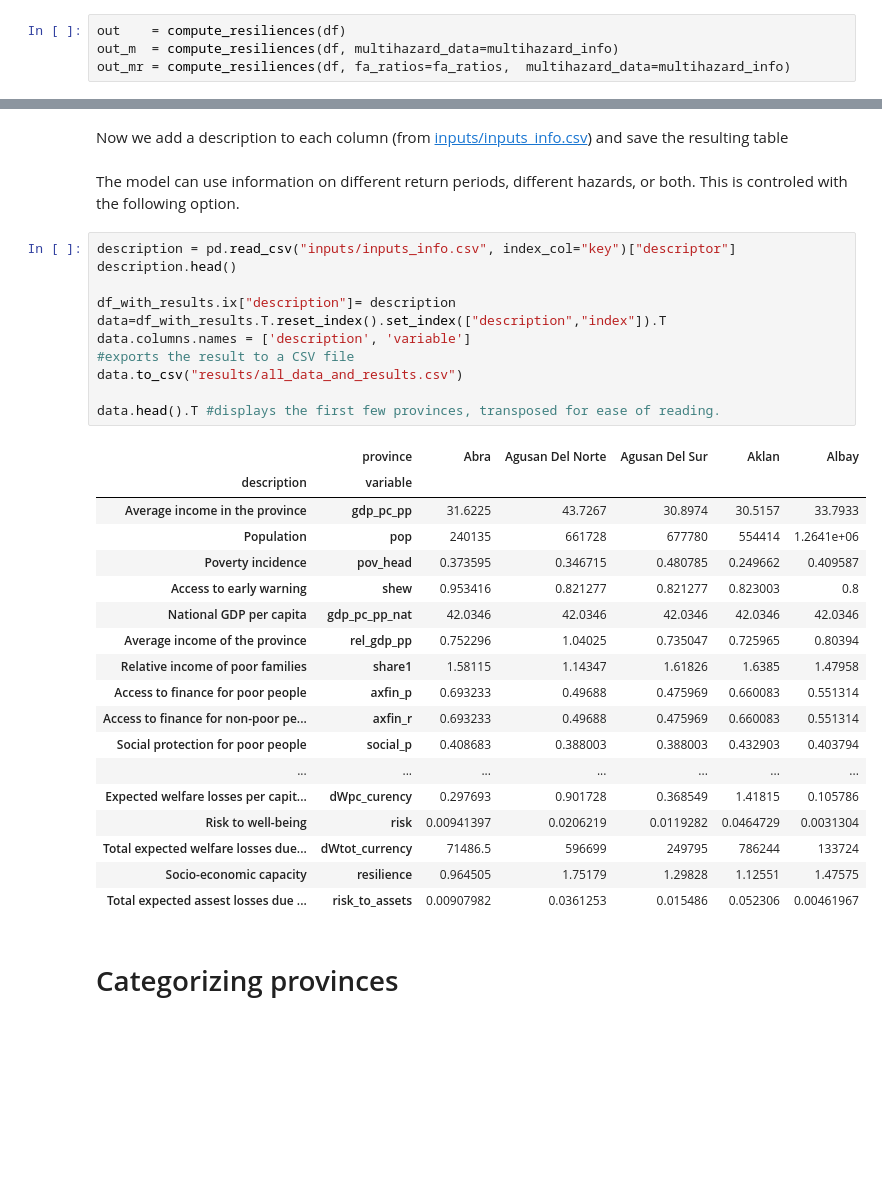
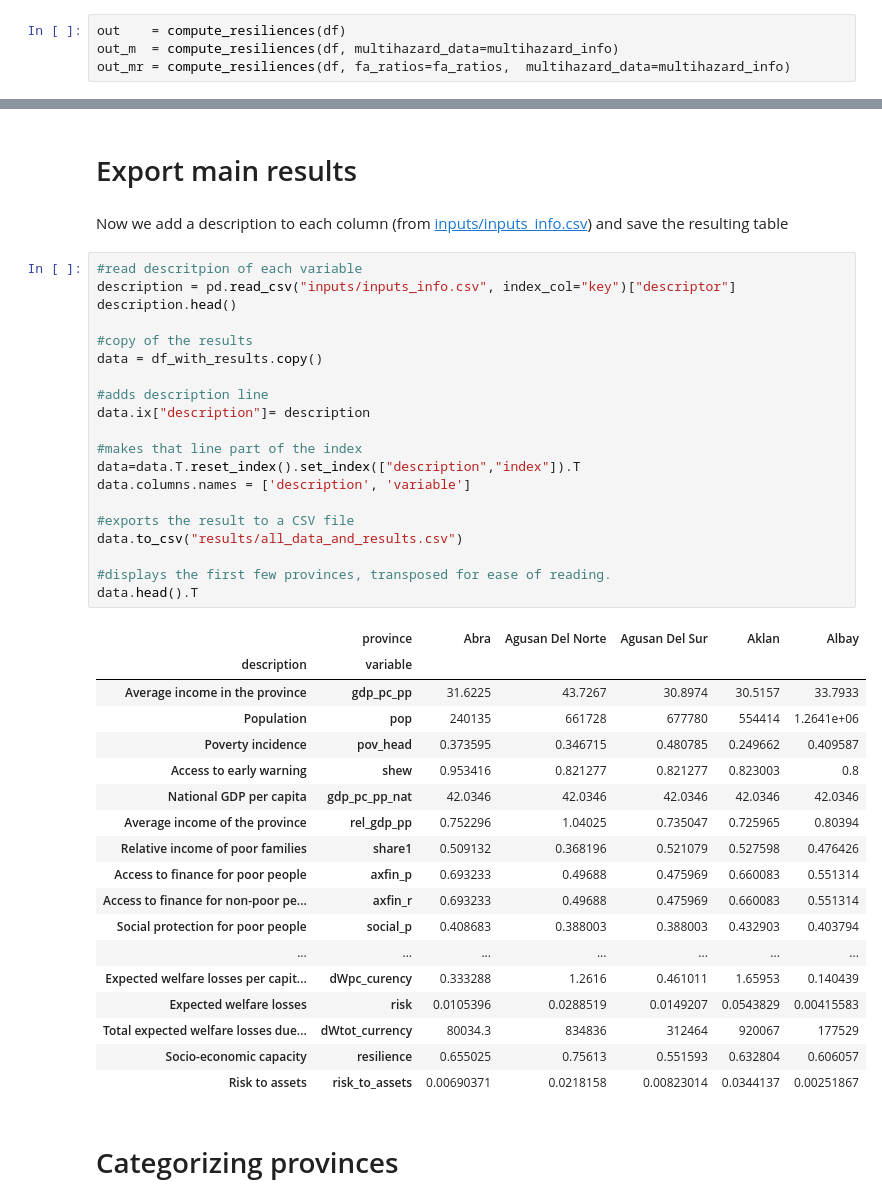
Before and after one commit to adrivsh/resilience_indicator_phl, a Jupyter notebook: muli_hazard_multi_period_demo.ipynb, the cells around one changed output, grey strips where cells are left out. Cells and saved outputs as stored; diff of their text form; blank space fills up the shorter version.

Commit message:
corrects income of poor households docs maps multi hazard multi rp demo

```diff
--- a/muli_hazard_multi_period_demo.ipynb
+++ b/muli_hazard_multi_period_demo.ipynb
@@ -169,37 +144,46 @@ a.head()
+# %% [markdown]
+# Export main results
 # %% [markdown]
 Now we add a description to each column (from [inputs/inputs_info.csv](inputs/inputs_info.csv)) and save the resulting table
-# %% [markdown]
-The model can use information on different return periods, different hazards, or both. This is controled with the following option.
 # %%
+#read descritpion of each variable
 description = pd.read_csv("inputs/inputs_info.csv", index_col="key")["descriptor"]
 description.head()
 
-df_with_results.ix["description"]= description
-data=df_with_results.T.reset_index().set_index(["description","index"]).T
+#copy of the results
+data = df_with_results.copy()
+
+#adds description line
+data.ix["description"]= description
+
+#makes that line part of the index
+data=data.T.reset_index().set_index(["description","index"]).T
 data.columns.names = ['description', 'variable']
+
 #exports the result to a CSV file
 data.to_csv("results/all_data_and_results.csv")
 
-data.head().T #displays the first few provinces, transposed for ease of reading.
+#displays the first few provinces, transposed for ease of reading.
+data.head().T
 # %% [output]
 |  | province | Abra | Agusan Del Norte | Agusan Del Sur | Aklan | Albay |
 | description | variable |  |  |  |  |  |
 | Average income in the province | gdp_pc_pp | 31.6225 | 43.7267 | 30.8974 | 30.5157 | 33.7933 |
 | Population | pop | 240135 | 661728 | 677780 | 554414 | 1.2641e+06 |
 | Poverty incidence | pov_head | 0.373595 | 0.346715 | 0.480785 | 0.249662 | 0.409587 |
 | Access to early warning | shew | 0.953416 | 0.821277 | 0.821277 | 0.823003 | 0.8 |
 | National GDP per capita | gdp_pc_pp_nat | 42.0346 | 42.0346 | 42.0346 | 42.0346 | 42.0346 |
 | Average income of the province | rel_gdp_pp | 0.752296 | 1.04025 | 0.735047 | 0.725965 | 0.80394 |
-| Relative income of poor families | share1 | 1.58115 | 1.14347 | 1.61826 | 1.6385 | 1.47958 |
+| Relative income of poor families | share1 | 0.509132 | 0.368196 | 0.521079 | 0.527598 | 0.476426 |
 | Access to finance for poor people | axfin_p | 0.693233 | 0.49688 | 0.475969 | 0.660083 | 0.551314 |
 | Access to finance for non-poor pe... | axfin_r | 0.693233 | 0.49688 | 0.475969 | 0.660083 | 0.551314 |
 | Social protection for poor people | social_p | 0.408683 | 0.388003 | 0.388003 | 0.432903 | 0.403794 |
 | ... | ... | ... | ... | ... | ... | ... |
-| Expected welfare losses per capit... | dWpc_curency | 0.297693 | 0.901728 | 0.368549 | 1.41815 | 0.105786 |
-| Risk to well-being | risk | 0.00941397 | 0.0206219 | 0.0119282 | 0.0464729 | 0.0031304 |
-| Total expected welfare losses due... | dWtot_currency | 71486.5 | 596699 | 249795 | 786244 | 133724 |
-| Socio-economic capacity | resilience | 0.964505 | 1.75179 | 1.29828 | 1.12551 | 1.47575 |
-| Total expected assest losses due ... | risk_to_assets | 0.00907982 | 0.0361253 | 0.015486 | 0.052306 | 0.00461967 |
+| Expected welfare losses per capit... | dWpc_curency | 0.333288 | 1.2616 | 0.461011 | 1.65953 | 0.140439 |
+| Expected welfare losses | risk | 0.0105396 | 0.0288519 | 0.0149207 | 0.0543829 | 0.00415583 |
+| Total expected welfare losses due... | dWtot_currency | 80034.3 | 834836 | 312464 | 920067 | 177529 |
+| Socio-economic capacity | resilience | 0.655025 | 0.75613 | 0.551593 | 0.632804 | 0.606057 |
+| Risk to assets | risk_to_assets | 0.00690371 | 0.0218158 | 0.00823014 | 0.0344137 | 0.00251867 |
 # %% [markdown]
 # Categorizing provinces
 # %% [markdown]
```
Also changed, not shown: parts of 7 cells of this notebook, 18 other files.
